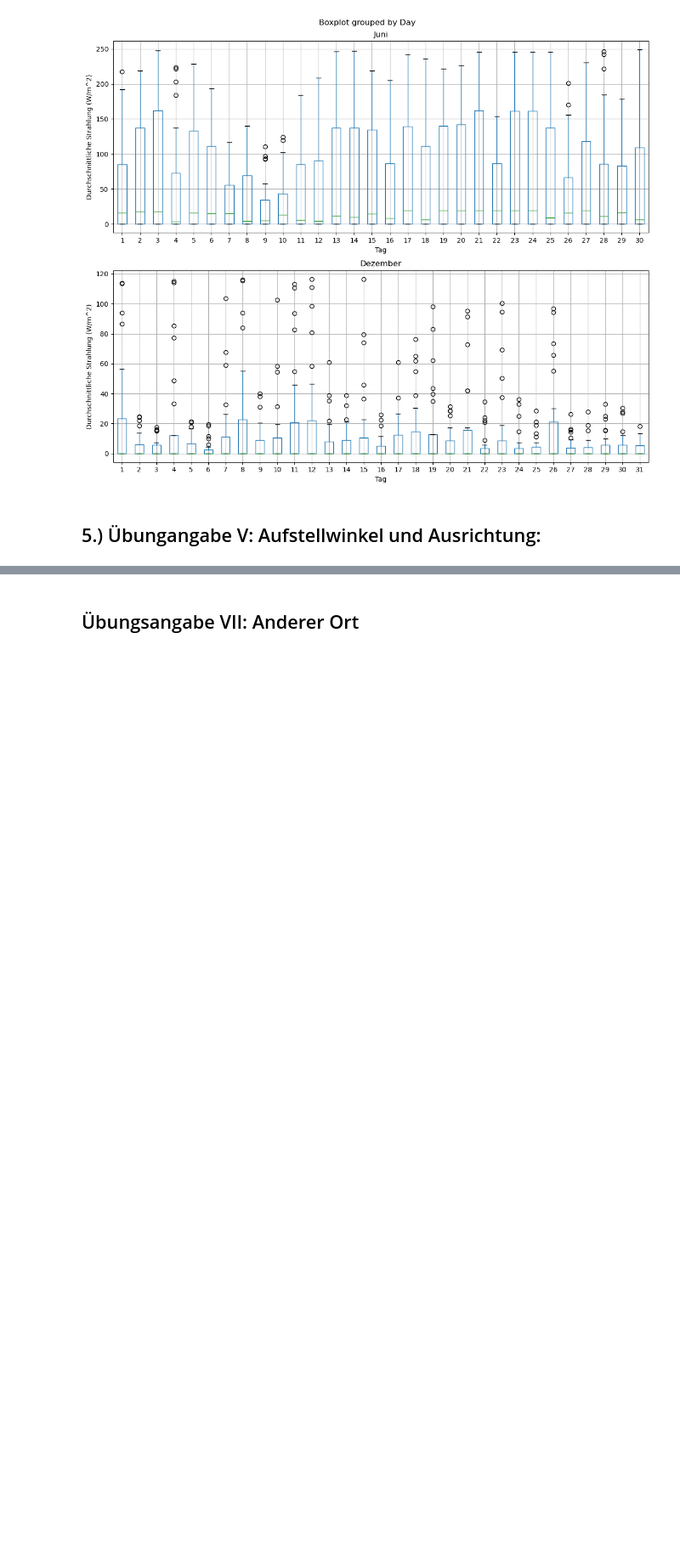
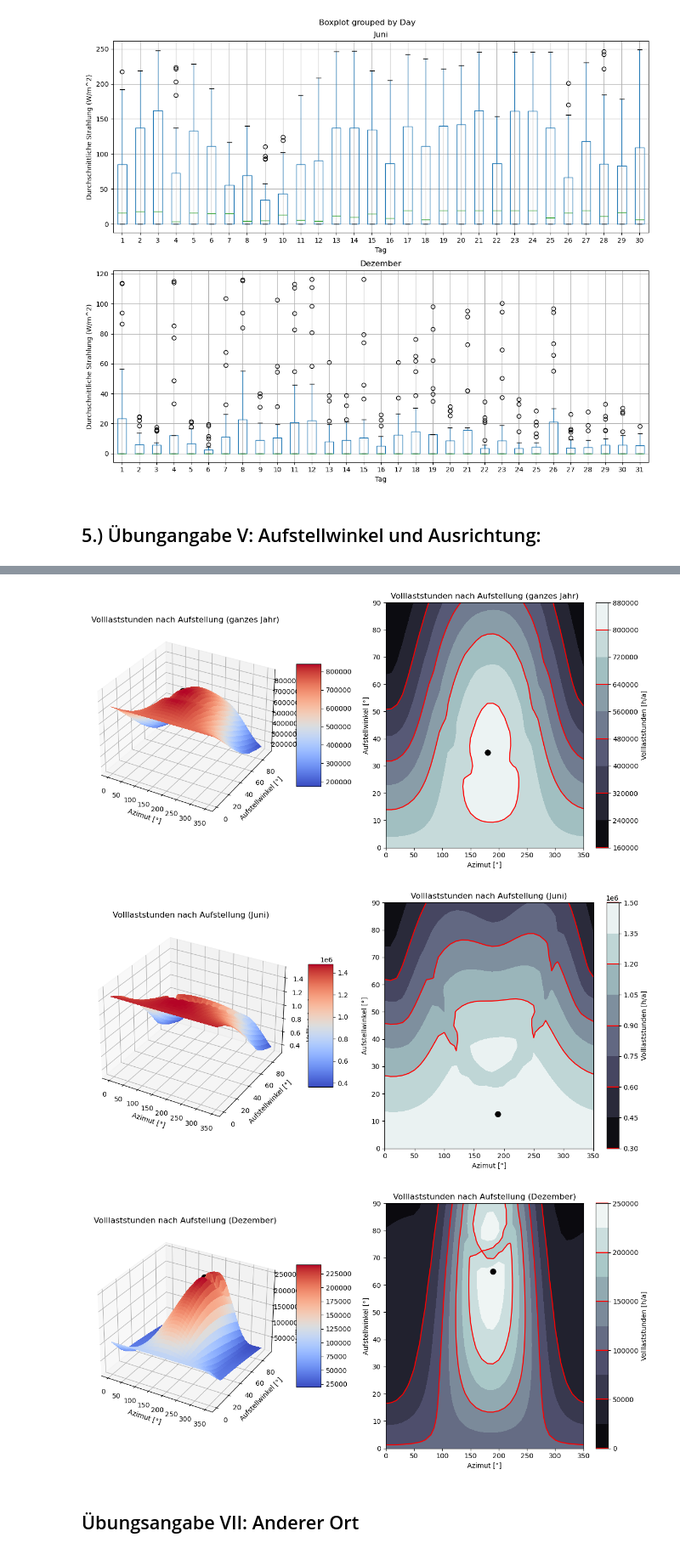
Before and after one commit to AhmedAkhi/1.UE_FV, a Jupyter notebook: UE1_Gruppe2.ipynb, the cells around one changed output, grey strips where cells are left out. Shown at 85% size. Saved outputs shown, nothing was run; the diff lists cells and outputs as text; code cells hidden in the pictures; blank space fills up the shorter version.

Commit message:
Punkt bei Maximalwert in 3D-Diagramm eingefügt

```diff
--- a/UE1_Gruppe2.ipynb
+++ b/UE1_Gruppe2.ipynb
@@ -499,12 +470,13 @@ plt.show()
 # %% [markdown]
 ## 5.) Übungangabe V: Aufstellwinkel und Ausrichtung:
 # %%
-def create_vals(laengengrad,breitengrad, Modulwirkungsgrad, SonstigeVerluste,A, dfTime):
+def create_vals(laengengrad,breitengrad, Modulwirkungsgrad, SonstigeVerluste,A, dfTime, dfStrahlung):
 
     dfIndexJun = dfTime.loc[dfTime["Monat"] == 6]
     dfIndexDez = dfTime.loc[dfTime["Monat"] == 12]
 
     Installpv = 1
+
 
     steps_hw = 37 #37
     steps_az = 36 #37
@@ -517,7 +489,7 @@ def create_vals(laengengrad,breitengrad, Modulwirkungsgrad, SonstigeVerluste,A,
 
         for j in range(steps_az):
             pv_azimut = j*10
-            P = jahreserzeugung_temp(laengengrad,breitengrad, Installpv, Modulwirkungsgrad, pv_hoehenwinkel, pv_azimut, SonstigeVerluste,A, dfTime, dfTemperatur)
+            P = jahreserzeugung_temp(laengengrad,breitengrad, Installpv, Modulwirkungsgrad, pv_hoehenwinkel, pv_azimut, SonstigeVerluste,A, dfTime, dfTemperatur, dfStrahlung)
             valsy[i,j] = P.sum()
             valsj[i,j] = P[dfIndexJun.index].sum()*(365/30)
             valsd[i,j] = P[dfIndexDez.index].sum()*(365/31)
@@ -528,10 +500,5 @@ def create_vals(laengengrad,breitengrad, Modulwirkungsgrad, SonstigeVerluste,A,
 
     print(valsy)
     return valsy, valsj, valsd
-
-#print(type(P))
-#dfIndex = dfTime.loc[dfTime["Monat"] == 6]
-#dfIndex.index
-#print("Stromproduktion Juni:" + str(round(P[dfIndex.index].sum()*10**(-3), 5)) + " kWh")
 # %%
-#valsy, valsj, valsd = create_vals(laengengrad,breitengrad, Modulwirkungsgrad, SonstigeVerluste,A, dfTime)
+valsy, valsj, valsd = create_vals(laengengrad,breitengrad, Modulwirkungsgrad, SonstigeVerluste,A, dfTime, dfStrahlung)
@@ -538,7 +530,11 @@ def create_vals(laengengrad,breitengrad, Modulwirkungsgrad, SonstigeVerluste,A,
 # %%
-#create_3D_plot(valsy, "Volllaststunden nach Aufstellung (ganzes Jahr)")
-#create_3D_plot(valsj, "Volllaststunden nach Aufstellung (Juni)")
-#create_3D_plot(valsd, "Volllaststunden nach Aufstellung (Dezember)")
+create_3D_plot(valsy, "Volllaststunden nach Aufstellung (ganzes Jahr)")
+create_3D_plot(valsj, "Volllaststunden nach Aufstellung (Juni)")
+create_3D_plot(valsd, "Volllaststunden nach Aufstellung (Dezember)")
+# %% [output]
+[figure, added]
+[figure, added]
+[figure, added]
 # %% [markdown]
 ## Übungsangabe VII: Anderer Ort
 # %% [markdown]
```
Also changed, not shown: parts of 11 cells of this notebook, 1 other file.
